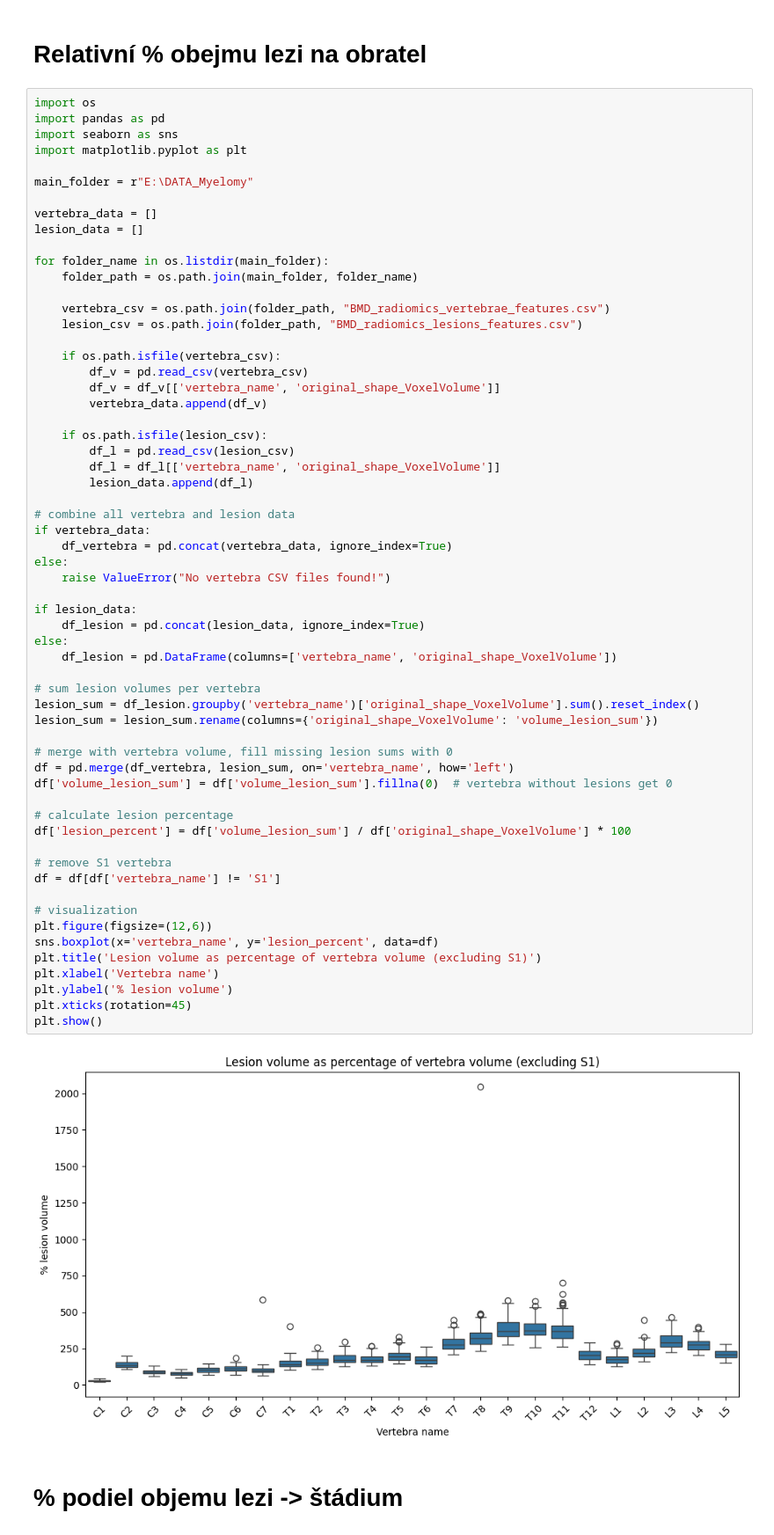
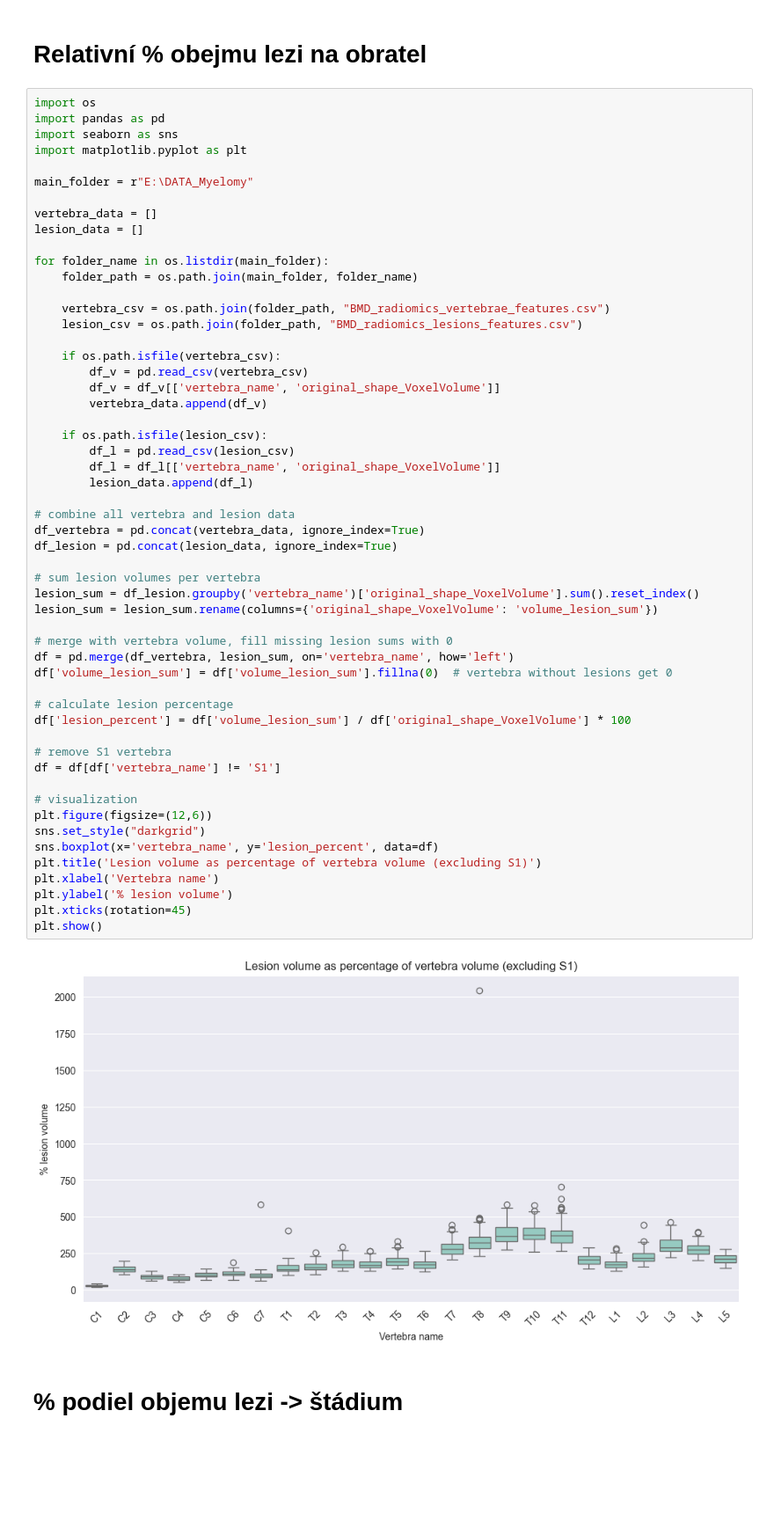
Before and after one commit to lukas1110/Analysis-of-multiple-myelomas-from-dual-CT, a Jupyter notebook: vertebrae_level/lesions_distribution.ipynb, the cells around one changed output. Shown at 88% size. Cells and saved outputs as stored; diff of their text form; blank space fills up the shorter version.

Commit message:
Another vertebrae experiments.

```diff
--- a/vertebrae_level/lesions_distribution.ipynb
+++ b/vertebrae_level/lesions_distribution.ipynb
@@ -56,43 +56,37 @@ for folder_name in os.listdir(main_folder):
     if os.path.isfile(lesion_csv):
         df_l = pd.read_csv(lesion_csv)
         df_l = df_l[['vertebra_name', 'original_shape_VoxelVolume']]
         lesion_data.append(df_l)
 
 # combine all vertebra and lesion data
-if vertebra_data:
-    df_vertebra = pd.concat(vertebra_data, ignore_index=True)
-else:
-    raise ValueError("No vertebra CSV files found!")
-
-if lesion_data:
-    df_lesion = pd.concat(lesion_data, ignore_index=True)
-else:
-    df_lesion = pd.DataFrame(columns=['vertebra_name', 'original_shape_VoxelVolume'])
+df_vertebra = pd.concat(vertebra_data, ignore_index=True)
+df_lesion = pd.concat(lesion_data, ignore_index=True)
 
 # sum lesion volumes per vertebra
 lesion_sum = df_lesion.groupby('vertebra_name')['original_shape_VoxelVolume'].sum().reset_index()
 lesion_sum = lesion_sum.rename(columns={'original_shape_VoxelVolume': 'volume_lesion_sum'})
 
 # merge with vertebra volume, fill missing lesion sums with 0
 df = pd.merge(df_vertebra, lesion_sum, on='vertebra_name', how='left')
 df['volume_lesion_sum'] = df['volume_lesion_sum'].fillna(0)  # vertebra without lesions get 0
 
 # calculate lesion percentage
 df['lesion_percent'] = df['volume_lesion_sum'] / df['original_shape_VoxelVolume'] * 100
 
 # remove S1 vertebra
 df = df[df['vertebra_name'] != 'S1']
 
 # visualization
 plt.figure(figsize=(12,6))
+sns.set_style("darkgrid")
 sns.boxplot(x='vertebra_name', y='lesion_percent', data=df)
 plt.title('Lesion volume as percentage of vertebra volume (excluding S1)')
 plt.xlabel('Vertebra name')
 plt.ylabel('% lesion volume')
 plt.xticks(rotation=45)
 plt.show()
 # %% [output]
-[figure, old version]
+[figure, new version]
 # %% [markdown]
 # % podiel objemu lezi -> štádium
 # %%
```
Also changed, not shown: parts of 7 cells of this notebook.
